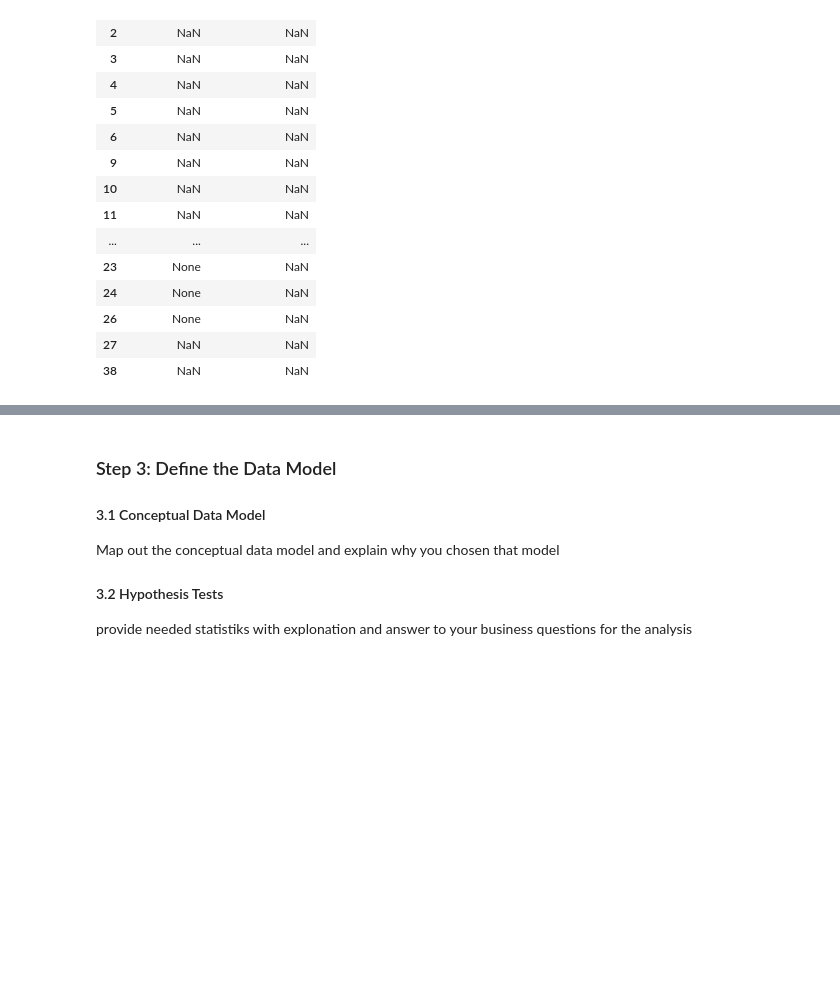
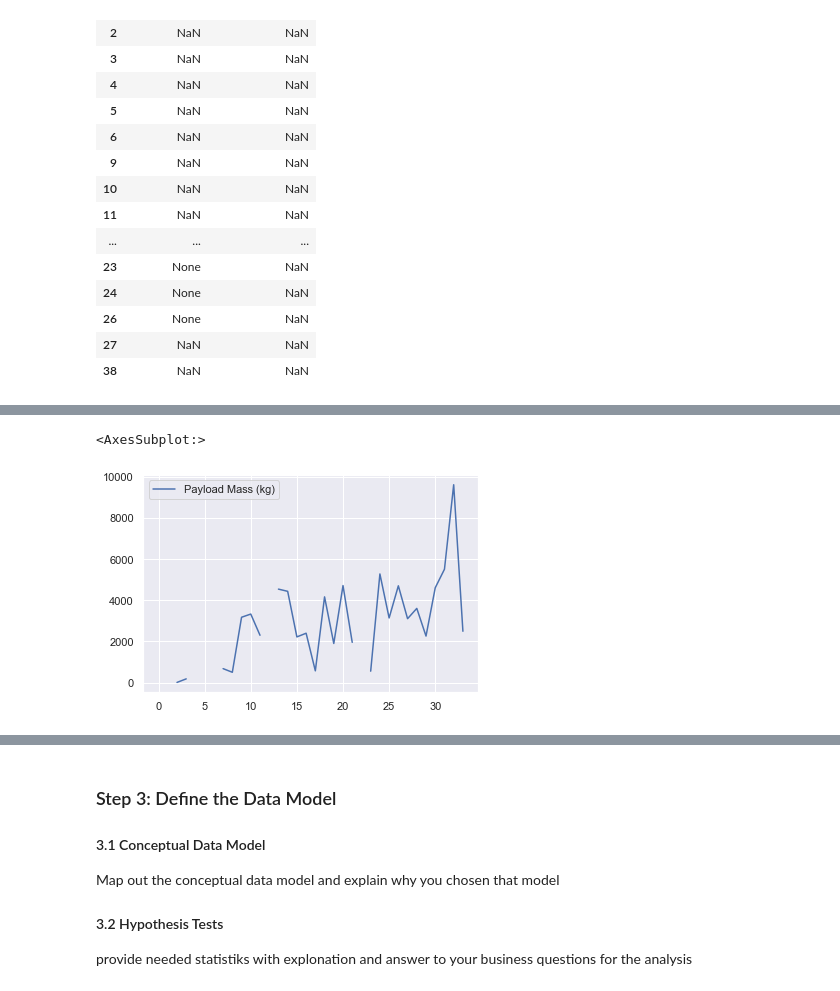
Before and after one commit to SurMux/ds, a Jupyter notebook: DataScience Project SpaceX Data.ipynb, the cells around one changed output, grey strips where cells are left out. Drawn from its saved outputs; the diff is of its cells as text; code cells hidden in the pictures; blank space fills up the shorter version.

```diff
--- a/DataScience Project SpaceX Data.ipynb
+++ b/DataScience Project SpaceX Data.ipynb
@@ -296,0 +357,5 @@ spacex
+# %%
+spacex_outliers.plot()
+# %% [output]
+<AxesSubplot:>
+[figure, added]
```
Also changed, not shown: parts of 50 cells of this notebook.
